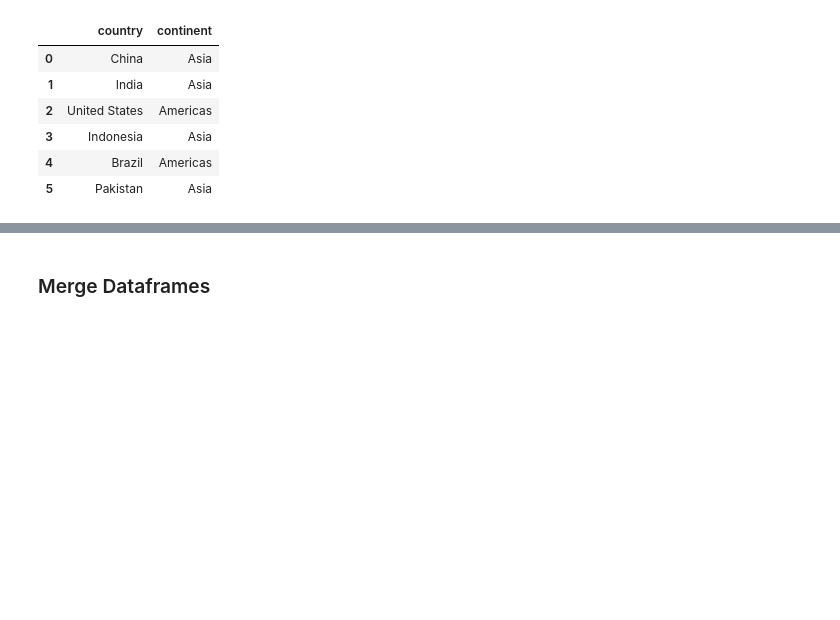
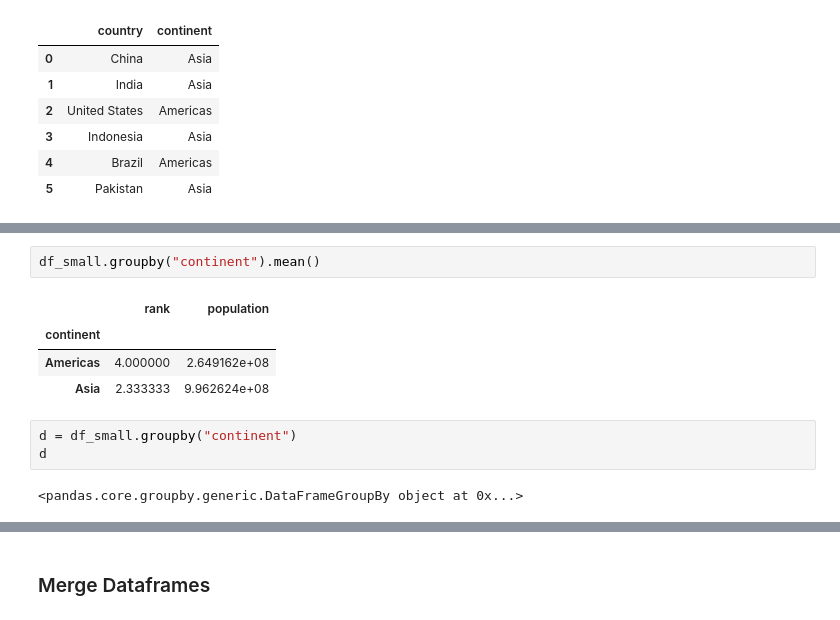
Before and after one commit to hotcode002/Machine-Learning-with-Python, a Jupyter notebook: week_1_basics/day_4_ml_data_structures_1/notebooks/pandas.ipynb, the cells around one changed output, grey strips where cells are left out. Cells and saved outputs as stored; diff of their text form; blank space fills up the shorter version.

```diff
--- a/week_1_basics/day_4_ml_data_structures_1/notebooks/pandas.ipynb
+++ b/week_1_basics/day_4_ml_data_structures_1/notebooks/pandas.ipynb
@@ -596,0 +604,12 @@ df_new
+# %%
+df_small.groupby("continent").mean()
+# %% [output]
+|  | rank | population |
+| continent |  |  |
+| Americas | 4.000000 | 2.649162e+08 |
+| Asia | 2.333333 | 9.962624e+08 |
+# %%
+d = df_small.groupby("continent")
+d
+# %% [output]
+<pandas.core.groupby.generic.DataFrameGroupBy object at 0x...>
```
Also changed, not shown: parts of 10 cells of this notebook, 2 other files.
